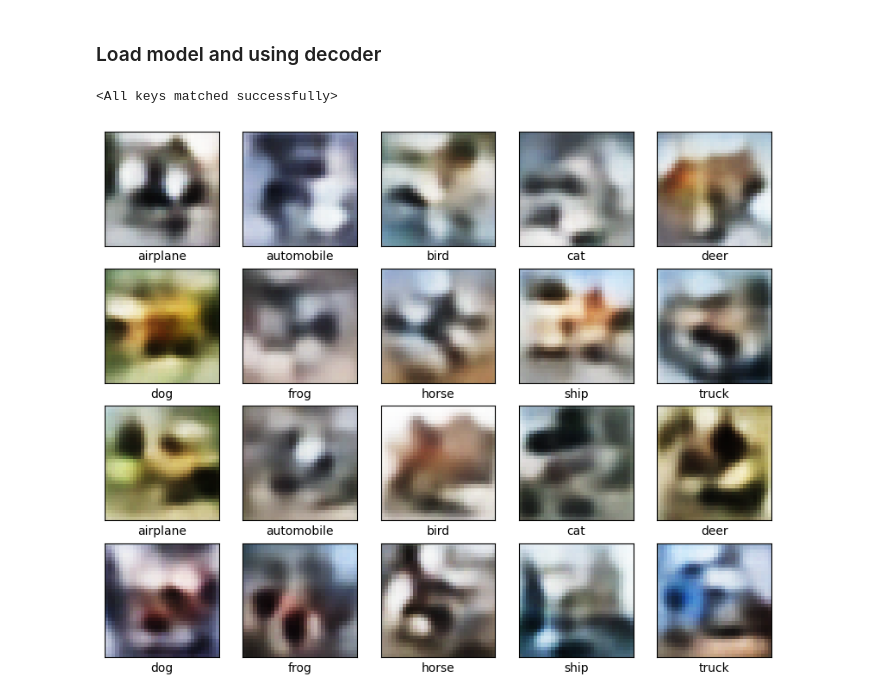
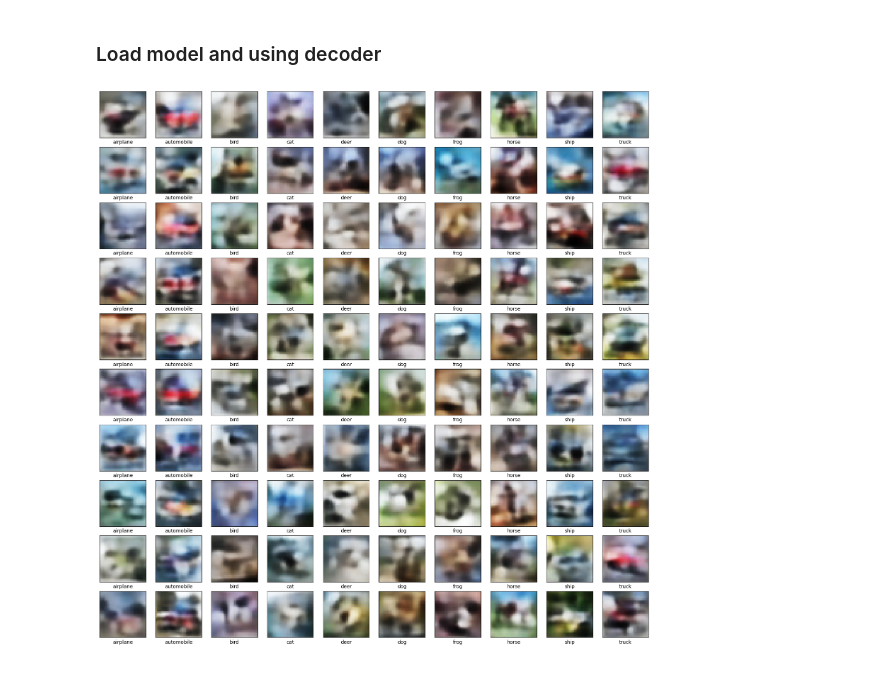
Before and after one commit to gin31259461/Deep_Learning, a Jupyter notebook: cifar-10-cvae.ipynb, the cells around one changed output. Saved outputs shown, nothing was run; the diff lists cells and outputs as text; code cells hidden in the pictures.

```diff
--- a/cifar-10-cvae.ipynb
+++ b/cifar-10-cvae.ipynb
@@ -450,9 +479,9 @@ def train_step(epoch, data_loader: Type[DataLoader]):
 
         optimizer.zero_grad()
 
-        mu, sigma, recon_batch = model(data, labels)
-        recon_batch = recon_batch.view(-1, channel_num * image_size * image_size)
-        loss = loss_function(recon_batch, data, mu, sigma)
+        z_mu, z_sigma, out_mu = model(data, labels)
+        out_mu = out_mu.view(-1, channel_num * image_size * image_size)
+        loss = loss_function(out_mu, data, z_mu, z_sigma)
         loss.backward()
         train_loss += loss.detach().cpu().numpy()
 
@@ -472,7 +501,7 @@ def train_step(epoch, data_loader: Type[DataLoader]):
             )
 
             n = min(data.size(0), 5)
-            comparison = torch.cat([data[:n], recon_batch.view(-1, channel_num, image_size, image_size)[:n]])
+            comparison = torch.cat([data[:n], out_mu.view(-1, channel_num, image_size, image_size)[:n]])
             save_image(
                 comparison.cpu(),
                 "./outputs/cifar-10-cvae-outputs/temp/gen/reconstruction_" + str(f"{epoch:02}") + ".png",
@@ -500,9 +529,9 @@ def train_step(epoch, data_loader: Type[DataLoader]):
 
 for epoch in range(1, epochs + 1):
     train_step(epoch, train_loader)
-    mu, labels = model.generate_images(1)
+    samples, labels = model.generate_images(1)
     save_image(
-        mu,
+        samples,
         "./outputs/cifar-10-cvae-outputs/temp/gen/sample_" + str(f"{epoch:02}") + ".png",
     )
 # %% [output]
@@ -617,30 +645,53 @@ Average FID: 100.754005
 # %% [markdown]
 ### Load model and using decoder
 # %%
+# training 3
+# model = CVAE(
+#     embedding_dim=10,
+#     latent_dim=50,
+#     model_sigma=False,
+#     device=device,
+#     conv_dims=[32, 64, 128],
+#     deconv_dims=[128, 64, 32],
+#     conv_kernel_size=4,
+#     deconv_kernel_size=4,
+# ).to(device)
+
+# training 4
+# model = CVAE(
+#     embedding_dim=5,
+#     latent_dim=50,
+#     model_sigma=False,
+#     device=device,
+#     conv_dims=[64, 128, 256],
+#     deconv_dims=[256, 128, 64],
+#     conv_kernel_size=4,
+#     deconv_kernel_size=4,
+# ).to(device)
+
+# training 5
 model = CVAE(
-    embedding_dim=embedding_dim,
-    latent_dim=latent_dim,
+    embedding_dim=5,
+    latent_dim=50,
     model_sigma=False,
     device=device,
     conv_dims=[32, 64, 128],
     deconv_dims=[128, 64, 32],
     conv_kernel_size=4,
     deconv_kernel_size=4,
 ).to(device)
 
-state = torch.load("./models/state_dict/cifar-10-cvae-training-3.pth")
+state = torch.load(f"./models/state_dict/cifar-10-cvae-training-{version}.pth")
 
 model.load_state_dict(state)
+
+gen_images, gen_labels = model.generate_images(1000)
+
+pil_img = []
+
+for img in gen_images:
+    pil_img.append(transforms.ToPILImage()(img))
+
+show_cifar10_images(pil_img, gen_labels)
 # %% [output]
-<All keys matched successfully>
+[figure, added]
-# %%
-gen_images, gen_labels = model.generate_images(1000)
-
-pil_img = []
-
-for img in gen_images:
-    pil_img.append(transforms.ToPILImage()(img))
-
-show_cifar10_images(pil_img, gen_labels)
-# %% [output]
-[figure, removed]
```
Also changed, not shown: parts of 14 cells of this notebook, 9 other files.
